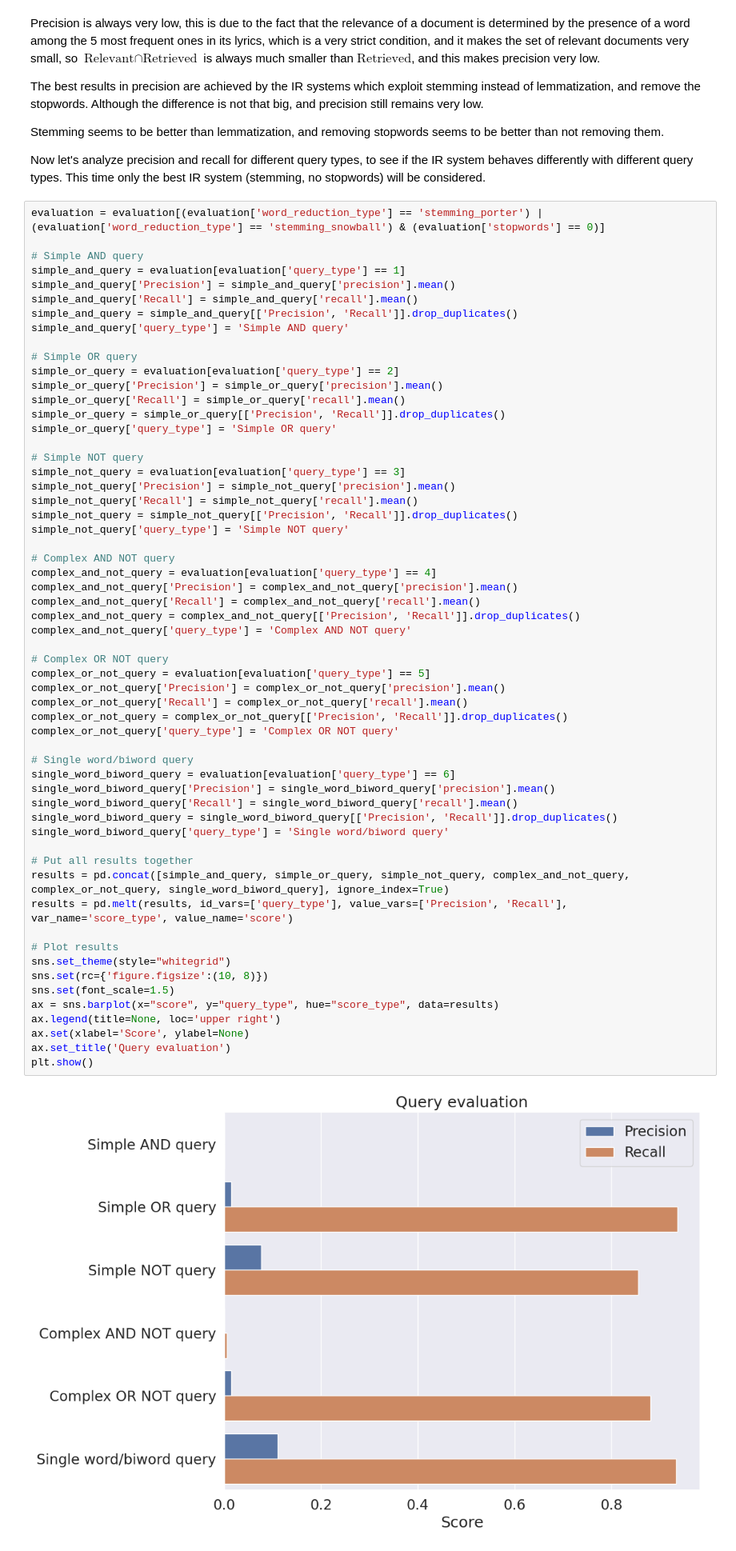
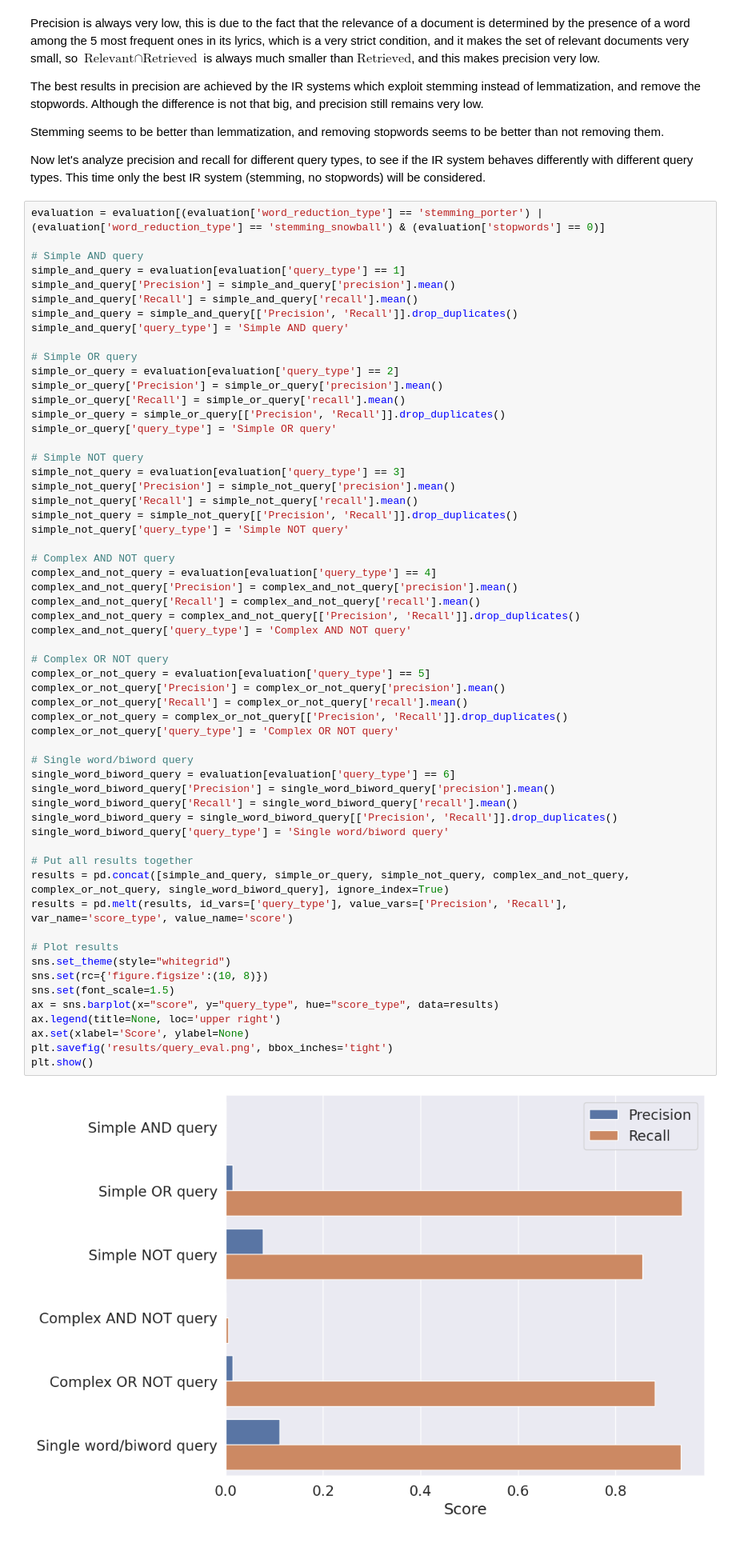
Before and after one commit to 5JDR/MusicBooleanRetrieval, a Jupyter notebook: IR_System.ipynb, the cells around one changed output. Shown at 80% size. Cells and saved outputs as stored; diff of their text form.

```diff
--- a/IR_System.ipynb
+++ b/IR_System.ipynb
@@ -869,35 +869,35 @@ complex_and_not_query['Recall'] = complex_and_not_query['recall'].mean()
 complex_and_not_query = complex_and_not_query[['Precision', 'Recall']].drop_duplicates()
 complex_and_not_query['query_type'] = 'Complex AND NOT query'
 
 # Complex OR NOT query
 complex_or_not_query = evaluation[evaluation['query_type'] == 5]
 complex_or_not_query['Precision'] = complex_or_not_query['precision'].mean()
 complex_or_not_query['Recall'] = complex_or_not_query['recall'].mean()
 complex_or_not_query = complex_or_not_query[['Precision', 'Recall']].drop_duplicates()
 complex_or_not_query['query_type'] = 'Complex OR NOT query'
 
 # Single word/biword query
 single_word_biword_query = evaluation[evaluation['query_type'] == 6]
 single_word_biword_query['Precision'] = single_word_biword_query['precision'].mean()
 single_word_biword_query['Recall'] = single_word_biword_query['recall'].mean()
 single_word_biword_query = single_word_biword_query[['Precision', 'Recall']].drop_duplicates()
 single_word_biword_query['query_type'] = 'Single word/biword query'
 
 # Put all results together
 results = pd.concat([simple_and_query, simple_or_query, simple_not_query, complex_and_not_query, complex_or_not_query, single_word_biword_query], ignore_index=True)
 results = pd.melt(results, id_vars=['query_type'], value_vars=['Precision', 'Recall'], var_name='score_type', value_name='score')
 
 # Plot results
 sns.set_theme(style="whitegrid")
 sns.set(rc={'figure.figsize':(10, 8)})
 sns.set(font_scale=1.5)
 ax = sns.barplot(x="score", y="query_type", hue="score_type", data=results)
 ax.legend(title=None, loc='upper right')
 ax.set(xlabel='Score', ylabel=None)
-ax.set_title('Query evaluation')
+plt.savefig('results/query_eval.png', bbox_inches='tight')
 plt.show()
 # %% [output]
-[figure, old version]
+[figure, new version]
 # %% [markdown]
 Unfortunately, for the simple AND queries precision and recall equal 0 due to the fact that the random query generator generated queries with couples of words/biwords that do not appear together among the 5 most frequent ones in the lyrics of the sampled songs, so the set of relevant documents is empty. In fact, it's quite hard to find a couple of words/biwords that appear together in the lyrics of a song, and that are among the 5 most frequent ones, at random.
 
```
Also changed, not shown: parts of 1 cell of this notebook, 3 other files.
